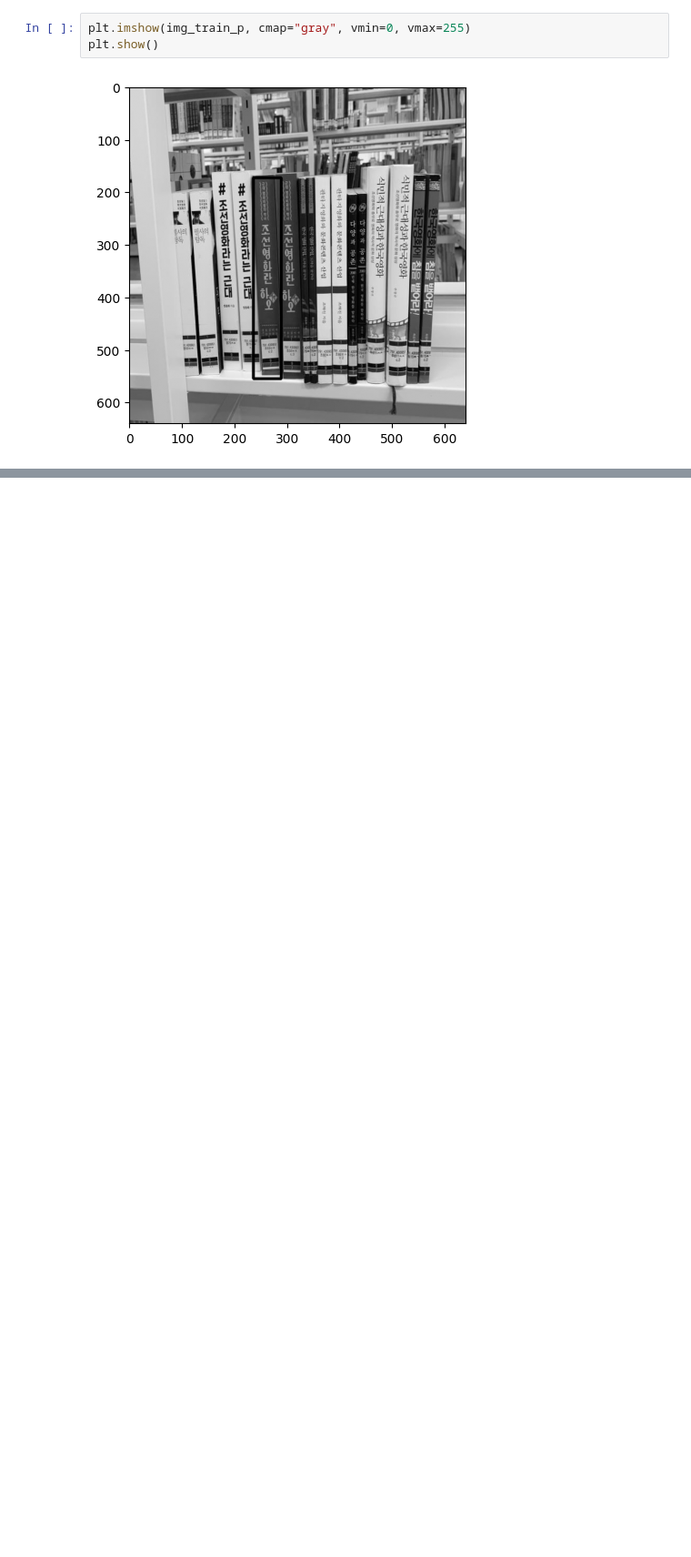
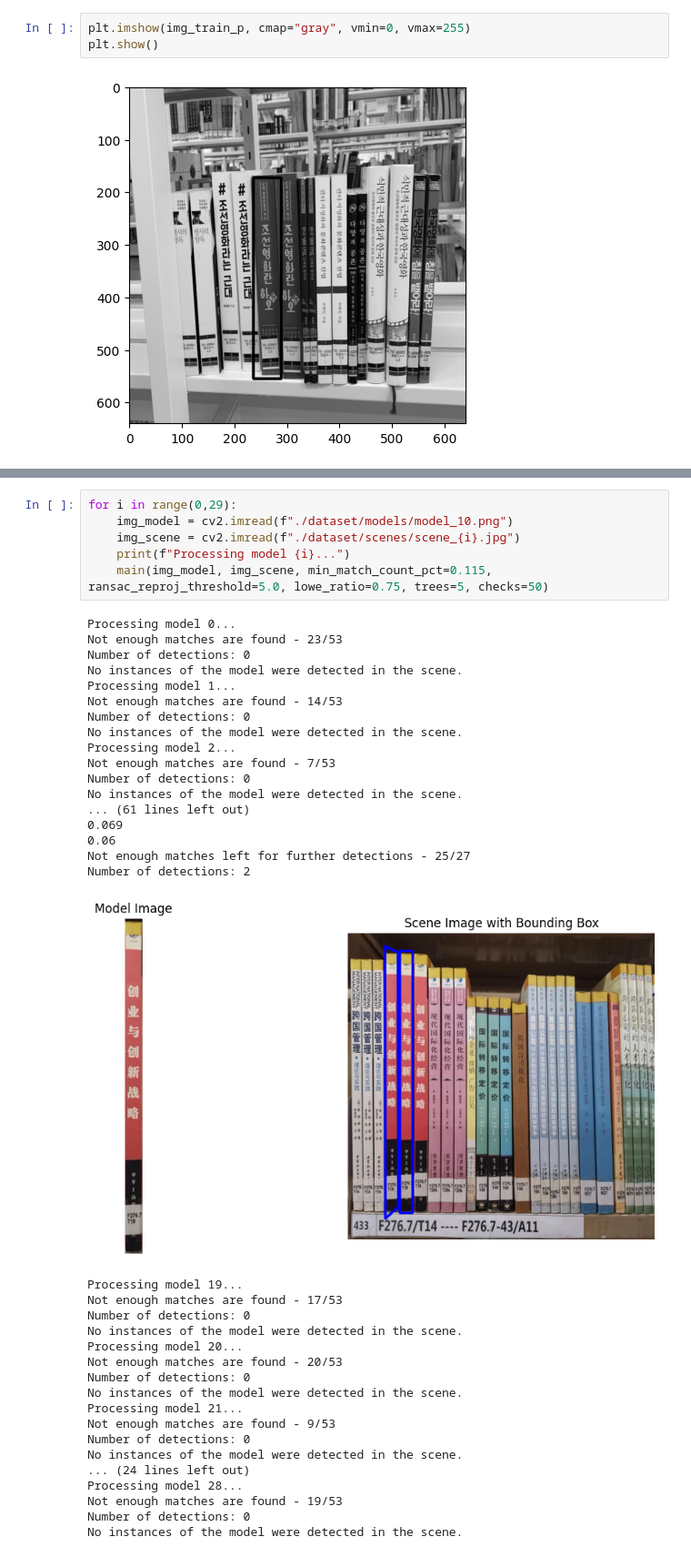
Before and after one commit to damat-fla/image-processing-and-computer-vision, a Jupyter notebook: assignment1/solution.ipynb, the cells around one changed output, grey strips where cells are left out. Shown at 91% size. Cells and saved outputs as stored; diff of their text form; blank space fills up the shorter version.

```diff
--- a/assignment1/solution.ipynb
+++ b/assignment1/solution.ipynb
@@ -264,0 +358,42 @@ main(img_model, img_scene)
+# %%
+for i in range(0,29):
+    img_model = cv2.imread(f"./dataset/models/model_10.png")
+    img_scene = cv2.imread(f"./dataset/scenes/scene_{i}.jpg")
+    print(f"Processing model {i}...")
+    main(img_model, img_scene, min_match_count_pct=0.115, ransac_reproj_threshold=5.0, lowe_ratio=0.75, trees=5, checks=50)
+# %% [output]
+Processing model 0...
+Not enough matches are found - 23/53
+Number of detections: 0
+No instances of the model were detected in the scene.
+Processing model 1...
+Not enough matches are found - 14/53
+Number of detections: 0
+No instances of the model were detected in the scene.
+Processing model 2...
+Not enough matches are found - 7/53
+Number of detections: 0
+No instances of the model were detected in the scene.
+... (61 lines left out)
+0.069
+0.06
+Not enough matches left for further detections - 25/27
+Number of detections: 2
+[figure, added]
+Processing model 19...
+Not enough matches are found - 17/53
+Number of detections: 0
+No instances of the model were detected in the scene.
+Processing model 20...
+Not enough matches are found - 20/53
+Number of detections: 0
+No instances of the model were detected in the scene.
+Processing model 21...
+Not enough matches are found - 9/53
+Number of detections: 0
+No instances of the model were detected in the scene.
+... (24 lines left out)
+Processing model 28...
+Not enough matches are found - 19/53
+Number of detections: 0
+No instances of the model were detected in the scene.
```
Also changed, not shown: parts of 15 cells of this notebook.
